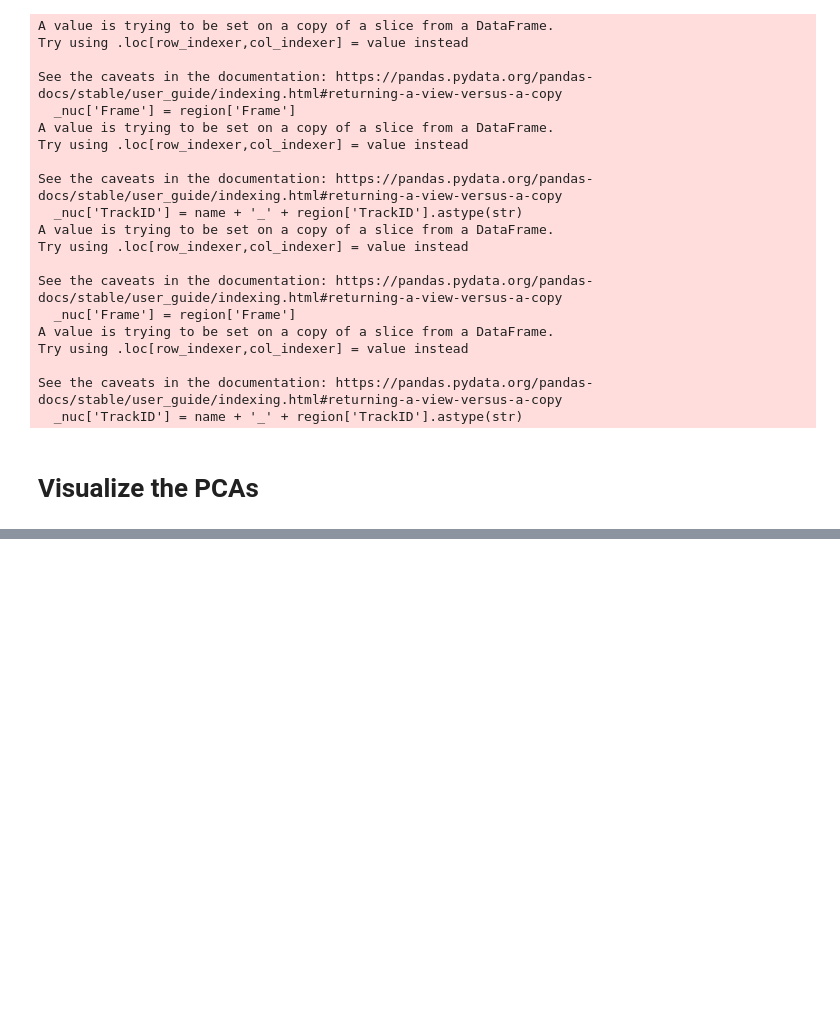
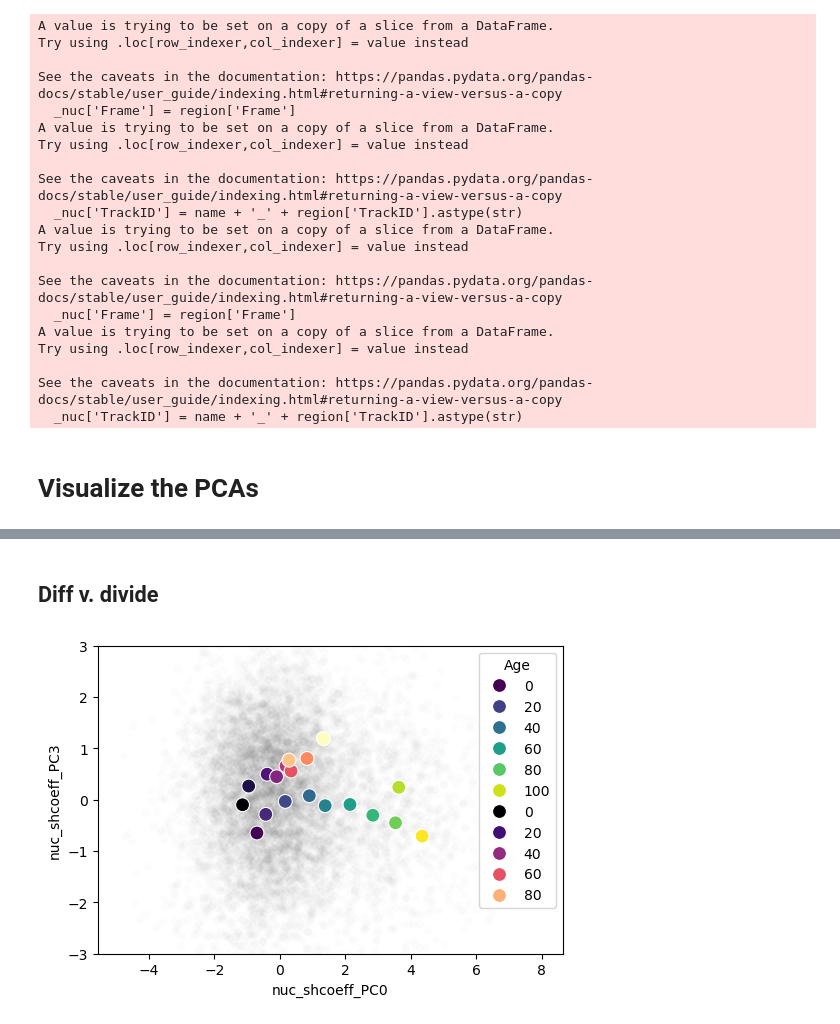
Before and after one commit to xies/mouse_skin_size_control, a Jupyter notebook: 2025_lineage_analysis/prediction_model_notebooks/visualize_PCAs.ipynb, the cells around one changed output, grey strips where cells are left out. Saved outputs shown, nothing was run; the diff lists cells and outputs as text; code cells hidden in the pictures; blank space fills up the shorter version.

```diff
--- a/2025_lineage_analysis/prediction_model_notebooks/visualize_PCAs.ipynb
+++ b/2025_lineage_analysis/prediction_model_notebooks/visualize_PCAs.ipynb
@@ -158,0 +266,22 @@ basals
+# %% [markdown]
+## Diff v. divide
+# %%
+x = 'nuc_shcoeff_PC0'
+y = 'nuc_shcoeff_PC3'
+
+fig = plt.figure(figsize=(6,4))
+sb.scatterplot(basals.droplevel(axis=1,level=1),x=x,y=y,alpha=0.01,color='k')
+age_avg = pd.DataFrame.from_dict({age:_df[[x,y]].mean() for age,_df in pd.concat(born_and_divide.values()).groupby('Age')
+                                 if len(_df) > 10}).T
+age_avg.index.name = 'Age'
+sb.scatterplot(age_avg.reset_index(),x=x,y=y,hue='Age',palette='viridis',s=100)
+
+age_avg = pd.DataFrame.from_dict({age:_df[[x,y]].mean() for age,_df in pd.concat(born_and_diff.values()).groupby('Age')
+                                 if len(_df) > 2}).T
+age_avg.index.name = 'Age'
+sb.scatterplot(age_avg.reset_index(),x=x,y=y,hue='Age',palette='magma',s=100)
+# plt.axis('equal')
+plt.ylim([-3,3])
+fig.savefig(path.join(figure_dir,'PC0v3_trajectory.svg'))
+# %% [output]
+[figure, added]
```
Also changed, not shown: parts of 20 cells of this notebook, 5 other files.
